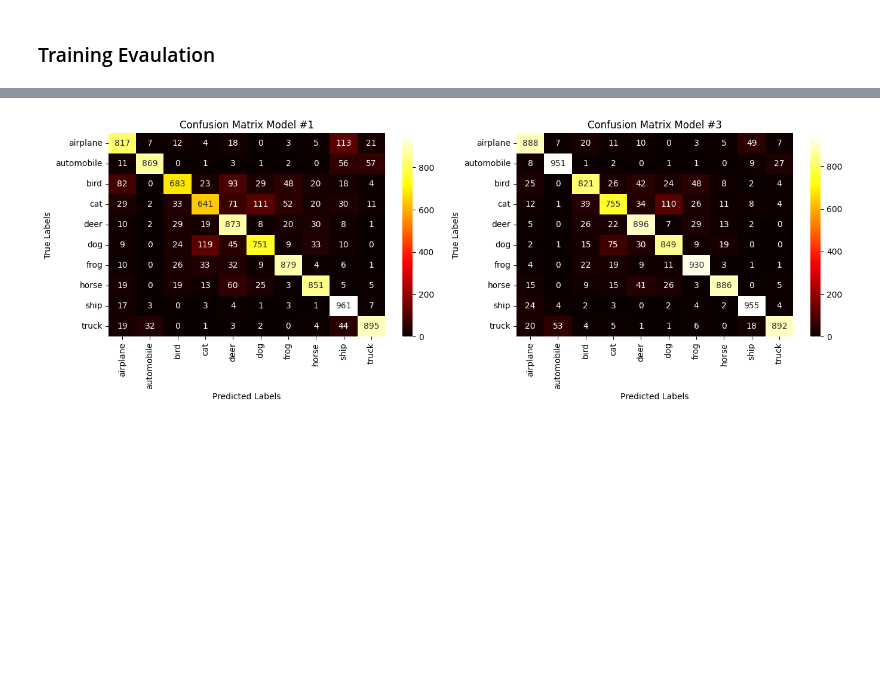
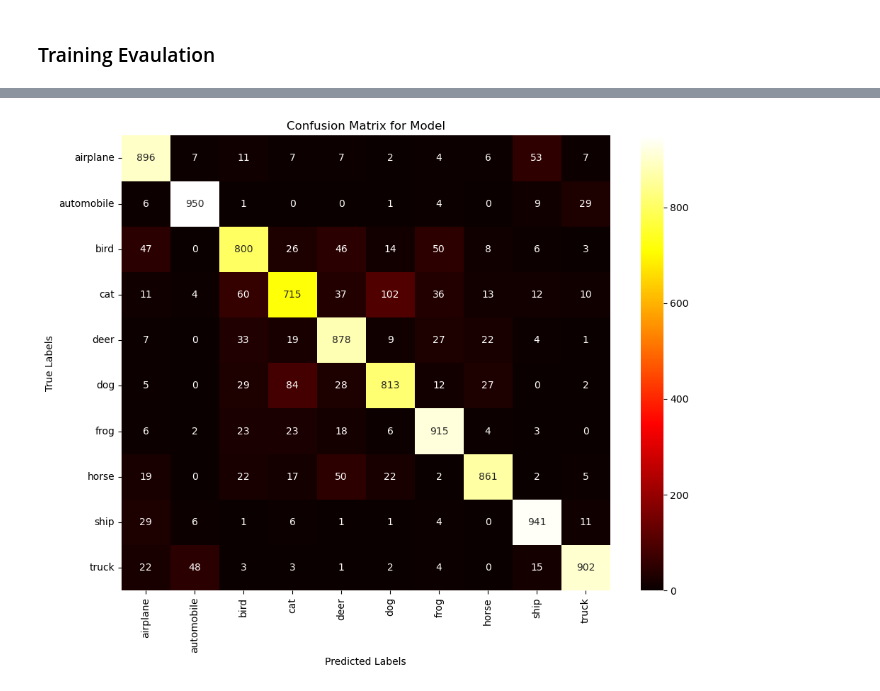
Before and after one commit to Infantdebil/Project_CNN_G3_Final, a Jupyter notebook: models_p.ipynb, the cells around one changed output, grey strips where cells are left out. Cells and saved outputs as stored; diff of their text form; code cells hidden in the pictures; blank space fills up the shorter version.

```diff
--- a/models_p.ipynb
+++ b/models_p.ipynb
@@ -410,6 +313,4 @@ Test accuracy: 0.8823000192642212
 # %%
-# Comparison by Confiusion matrix
-
 import numpy as np
 from sklearn.metrics import confusion_matrix
 import matplotlib.pyplot as plt
@@ -418,37 +319,20 @@ import seaborn as sns
 # Define class names
 class_names = ['airplane', 'automobile', 'bird', 'cat', 'deer', 'dog', 'frog', 'horse', 'ship', 'truck']
 
-# Predictions and ground truth for Model #1
-predictions_a = model_a.predict(x_test)
-predictions_a = np.argmax(predictions_a, axis=1)
-gt_a = np.argmax(y_test, axis=1)
-cm_a = confusion_matrix(gt_a, predictions_a)
+# Predictions and ground truth
+predictions_p = model_p.predict(x_test_resized)  # Ensure x_test_resized is properly preprocessed
+predictions_p = np.argmax(predictions_p, axis=1)  # Convert predictions to class indices
+gt_p = np.argmax(y_test, axis=1)  # Convert ground truth to class indices
 
-# Resize x_test to match the input size for Model #3
-x_test_resized = tf.image.resize(x_test, (64, 64), method=tf.image.ResizeMethod.BICUBIC)  # Assuming Model #3 was trained on 64x64 images
-
-# Predictions and ground truth for Model #3
-predictions_p = model_p.predict(x_test_resized)  # Use resized images for Model #3
-predictions_p = np.argmax(predictions_p, axis=1)
-gt_p = np.argmax(y_test, axis=1)
+# Compute confusion matrix
 cm_p = confusion_matrix(gt_p, predictions_p)
 
-# Create subplots for 2 models
-fig, axs = plt.subplots(1, 2, figsize=(14, 5))  # 1 row, 2 columns
-
-# Confusion matrix for Model #1
-sns.heatmap(cm_a, annot=True, fmt='d', cmap='hot', xticklabels=class_names, yticklabels=class_names, ax=axs[0])
-axs[0].set_title('Confusion Matrix Model #1')
-axs[0].set_xlabel('Predicted Labels')
-axs[0].set_ylabel('True Labels')
-
-# Confusion matrix for Model #3
-sns.heatmap(cm_p, annot=True, fmt='d', cmap='hot', xticklabels=class_names, yticklabels=class_names, ax=axs[1])
-axs[1].set_title('Confusion Matrix Model #3')
-axs[1].set_xlabel('Predicted Labels')
-axs[1].set_ylabel('True Labels')
-
-# Adjust layout for better spacing
+# Plot confusion matrix
+plt.figure(figsize=(10, 8))
+sns.heatmap(cm_p, annot=True, fmt='d', cmap='hot', xticklabels=class_names, yticklabels=class_names)
+plt.title('Confusion Matrix for Model')
+plt.xlabel('Predicted Labels')
+plt.ylabel('True Labels')
 plt.tight_layout()
 plt.show()
 # %% [output]
@@ -457,4 +340,4 @@ plt.show()
-[figure, old version]
+[figure, new version]
 # %%
 # Comparison by Precision & Recall & F1-Score
 
```
Also changed, not shown: parts of 17 cells of this notebook, 7 other files.
